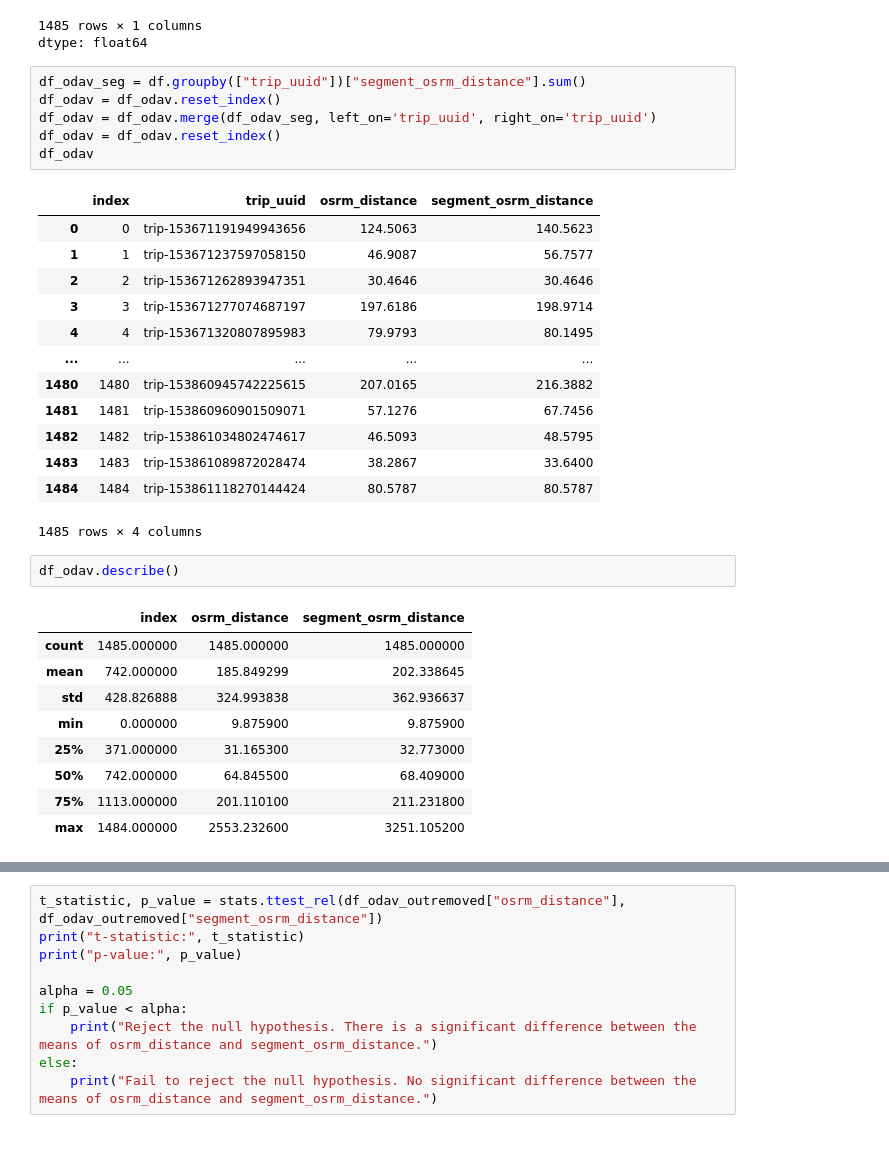
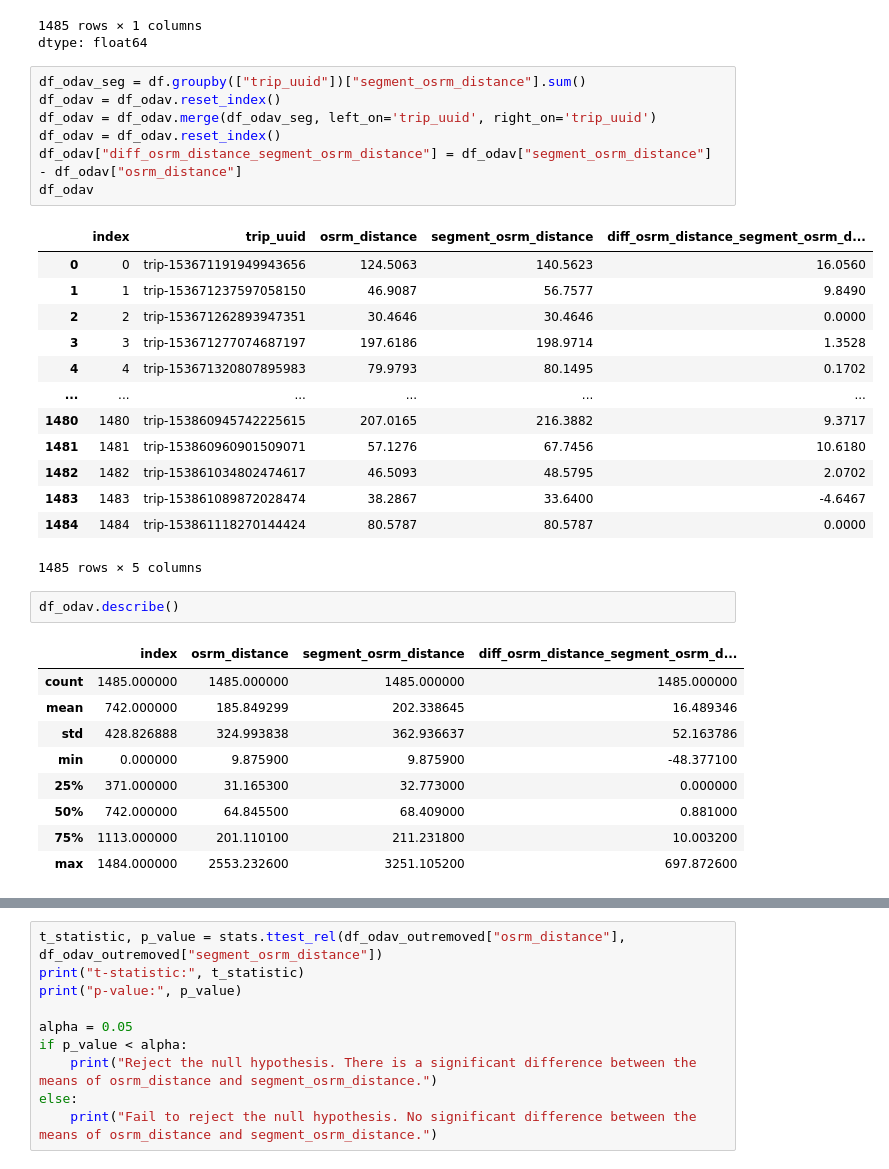
Before and after one commit to akshayabhale1406/SCLR_Delhivery_FE, a Jupyter notebook: Delhivery_FE.ipynb, the cells around one changed output, grey strips where cells are left out. Cells and saved outputs as stored; diff of their text form.

```diff
--- a/Delhivery_FE.ipynb
+++ b/Delhivery_FE.ipynb
@@ -896,32 +832,33 @@ dtype: float64
 # %%
 df_odav_seg = df.groupby(["trip_uuid"])["segment_osrm_distance"].sum()
 df_odav = df_odav.reset_index()
 df_odav = df_odav.merge(df_odav_seg, left_on='trip_uuid', right_on='trip_uuid')
 df_odav = df_odav.reset_index()
+df_odav["diff_osrm_distance_segment_osrm_distance"] = df_odav["segment_osrm_distance"] - df_odav["osrm_distance"]
 df_odav
 # %% [output]
-|  | index | trip_uuid | osrm_distance | segment_osrm_distance |
-| 0 | 0 | trip-153671191949943656 | 124.5063 | 140.5623 |
-| 1 | 1 | trip-153671237597058150 | 46.9087 | 56.7577 |
-| 2 | 2 | trip-153671262893947351 | 30.4646 | 30.4646 |
-| 3 | 3 | trip-153671277074687197 | 197.6186 | 198.9714 |
-| 4 | 4 | trip-153671320807895983 | 79.9793 | 80.1495 |
-| ... | ... | ... | ... | ... |
-| 1480 | 1480 | trip-153860945742225615 | 207.0165 | 216.3882 |
-| 1481 | 1481 | trip-153860960901509071 | 57.1276 | 67.7456 |
-| 1482 | 1482 | trip-153861034802474617 | 46.5093 | 48.5795 |
-| 1483 | 1483 | trip-153861089872028474 | 38.2867 | 33.6400 |
-| 1484 | 1484 | trip-153861118270144424 | 80.5787 | 80.5787 |
+|  | index | trip_uuid | osrm_distance | segment_osrm_distance | diff_osrm_distance_segment_osrm_d... |
+| 0 | 0 | trip-153671191949943656 | 124.5063 | 140.5623 | 16.0560 |
+| 1 | 1 | trip-153671237597058150 | 46.9087 | 56.7577 | 9.8490 |
+| 2 | 2 | trip-153671262893947351 | 30.4646 | 30.4646 | 0.0000 |
+| 3 | 3 | trip-153671277074687197 | 197.6186 | 198.9714 | 1.3528 |
+| 4 | 4 | trip-153671320807895983 | 79.9793 | 80.1495 | 0.1702 |
+| ... | ... | ... | ... | ... | ... |
+| 1480 | 1480 | trip-153860945742225615 | 207.0165 | 216.3882 | 9.3717 |
+| 1481 | 1481 | trip-153860960901509071 | 57.1276 | 67.7456 | 10.6180 |
+| 1482 | 1482 | trip-153861034802474617 | 46.5093 | 48.5795 | 2.0702 |
+| 1483 | 1483 | trip-153861089872028474 | 38.2867 | 33.6400 | -4.6467 |
+| 1484 | 1484 | trip-153861118270144424 | 80.5787 | 80.5787 | 0.0000 |
-1485 rows × 4 columns
+1485 rows × 5 columns
 # %%
 df_odav.describe()
 # %% [output]
-|  | index | osrm_distance | segment_osrm_distance |
-| count | 1485.000000 | 1485.000000 | 1485.000000 |
-| mean | 742.000000 | 185.849299 | 202.338645 |
-| std | 428.826888 | 324.993838 | 362.936637 |
-| min | 0.000000 | 9.875900 | 9.875900 |
-| 25% | 371.000000 | 31.165300 | 32.773000 |
-| 50% | 742.000000 | 64.845500 | 68.409000 |
-| 75% | 1113.000000 | 201.110100 | 211.231800 |
-| max | 1484.000000 | 2553.232600 | 3251.105200 |
+|  | index | osrm_distance | segment_osrm_distance | diff_osrm_distance_segment_osrm_d... |
+| count | 1485.000000 | 1485.000000 | 1485.000000 | 1485.000000 |
+| mean | 742.000000 | 185.849299 | 202.338645 | 16.489346 |
+| std | 428.826888 | 324.993838 | 362.936637 | 52.163786 |
+| min | 0.000000 | 9.875900 | 9.875900 | -48.377100 |
+| 25% | 371.000000 | 31.165300 | 32.773000 | 0.000000 |
+| 50% | 742.000000 | 64.845500 | 68.409000 | 0.881000 |
+| 75% | 1113.000000 | 201.110100 | 211.231800 | 10.003200 |
+| max | 1484.000000 | 2553.232600 | 3251.105200 | 697.872600 |
```
Also changed, not shown: parts of 27 cells of this notebook.
